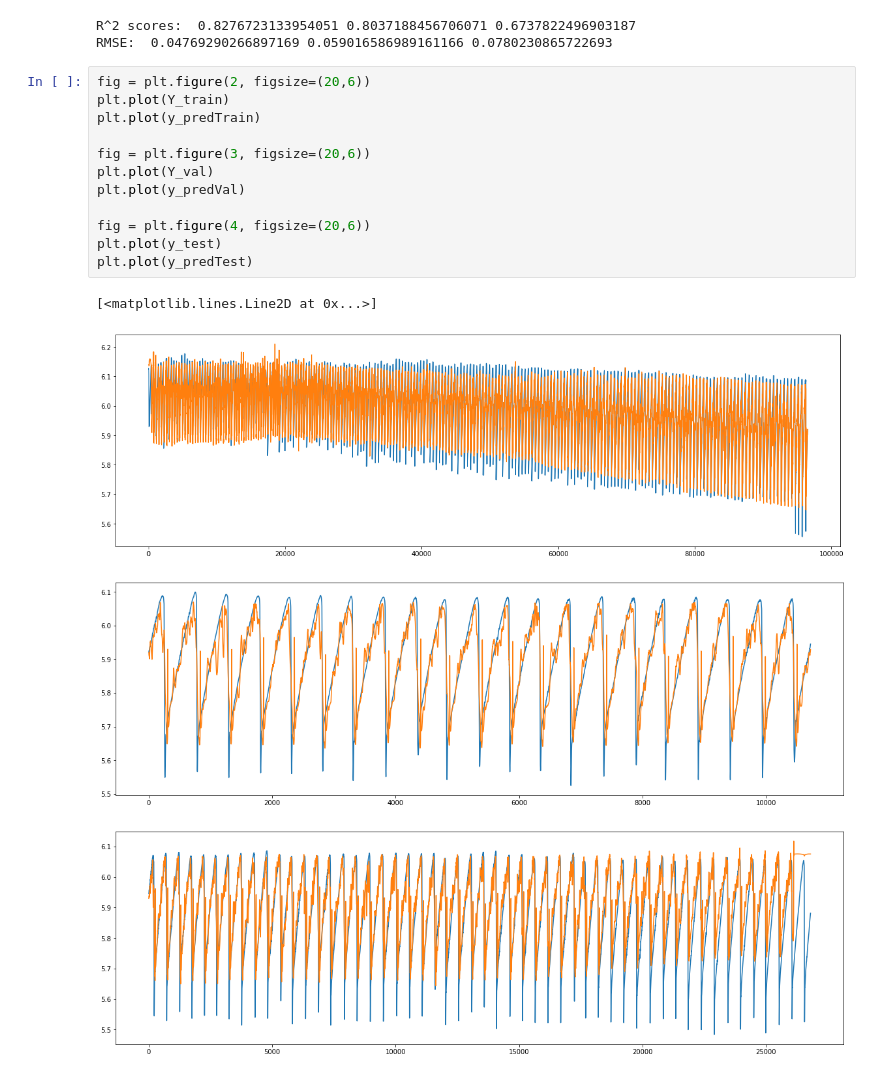
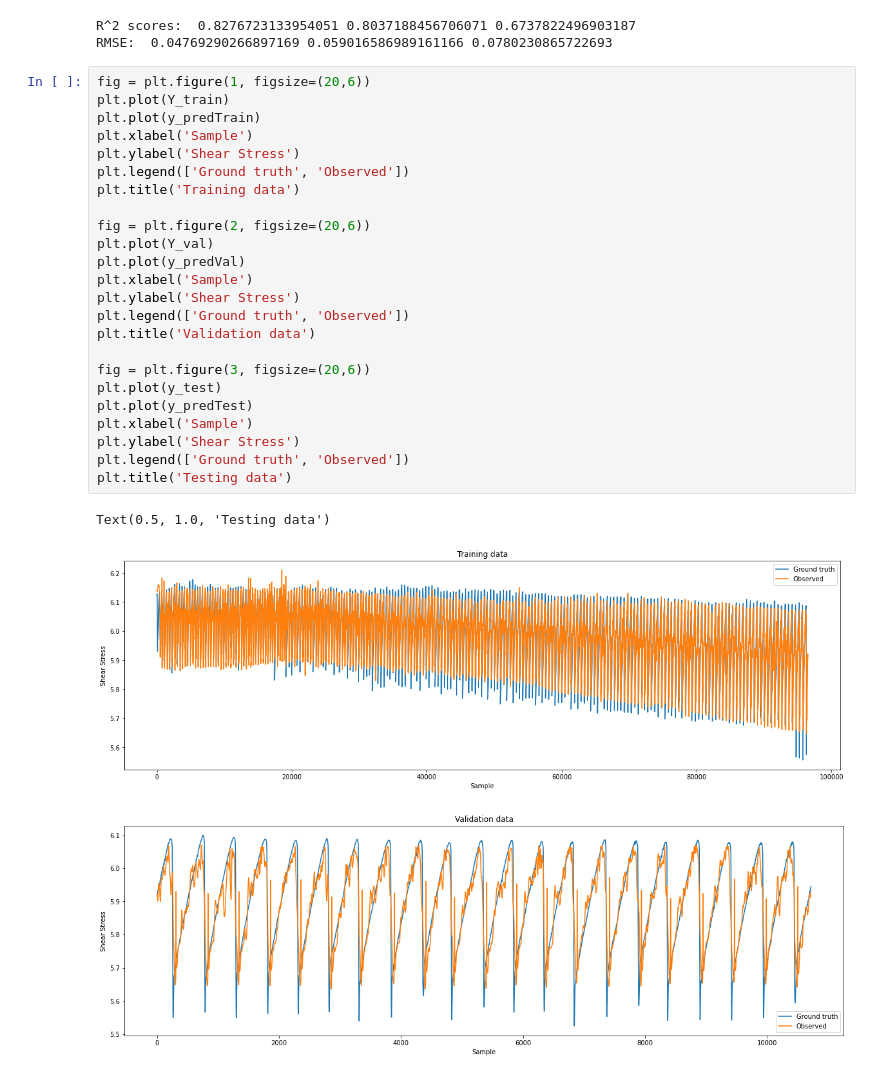
Before and after one commit to vrushaligirkar/Labquake-Prediction, a Jupyter notebook: DeepLearning/mlp_1.ipynb, the cells around one changed output. Saved outputs shown, nothing was run; the diff lists cells and outputs as text.

```diff
--- a/DeepLearning/mlp_1.ipynb
+++ b/DeepLearning/mlp_1.ipynb
@@ -154,20 +154,31 @@ print("RMSE: ", train_rmse, val_rmse, test_rmse)
 # %% [output]
 R^2 scores:  0.8276723133954051 0.8037188456706071 0.6737822496903187
 RMSE:  0.04769290266897169 0.059016586989161166 0.0780230865722693
-# %%
-fig = plt.figure(2, figsize=(20,6))
-plt.plot(Y_train)
-plt.plot(y_predTrain)
-
-fig = plt.figure(3, figsize=(20,6))
-plt.plot(Y_val)
-plt.plot(y_predVal)
-
-fig = plt.figure(4, figsize=(20,6))
-plt.plot(y_test)
-plt.plot(y_predTest)
-# %% [output]
-[<matplotlib.lines.Line2D at 0x...>]
-[figure, removed]
-[figure, removed]
-[figure, removed]
+# %%
+fig = plt.figure(1, figsize=(20,6))
+plt.plot(Y_train)
+plt.plot(y_predTrain)
+plt.xlabel('Sample')
+plt.ylabel('Shear Stress')
+plt.legend(['Ground truth', 'Observed'])
+plt.title('Training data')
+
+fig = plt.figure(2, figsize=(20,6))
+plt.plot(Y_val)
+plt.plot(y_predVal)
+plt.xlabel('Sample')
+plt.ylabel('Shear Stress')
+plt.legend(['Ground truth', 'Observed'])
+plt.title('Validation data')
+
+fig = plt.figure(3, figsize=(20,6))
+plt.plot(y_test)
+plt.plot(y_predTest)
+plt.xlabel('Sample')
+plt.ylabel('Shear Stress')
+plt.legend(['Ground truth', 'Observed'])
+plt.title('Testing data')
+# %% [output]
+Text(0.5, 1.0, 'Testing data')
+[figure, added]
+[figure, added]
```
Also changed, not shown: parts of 2 cells of this notebook.
